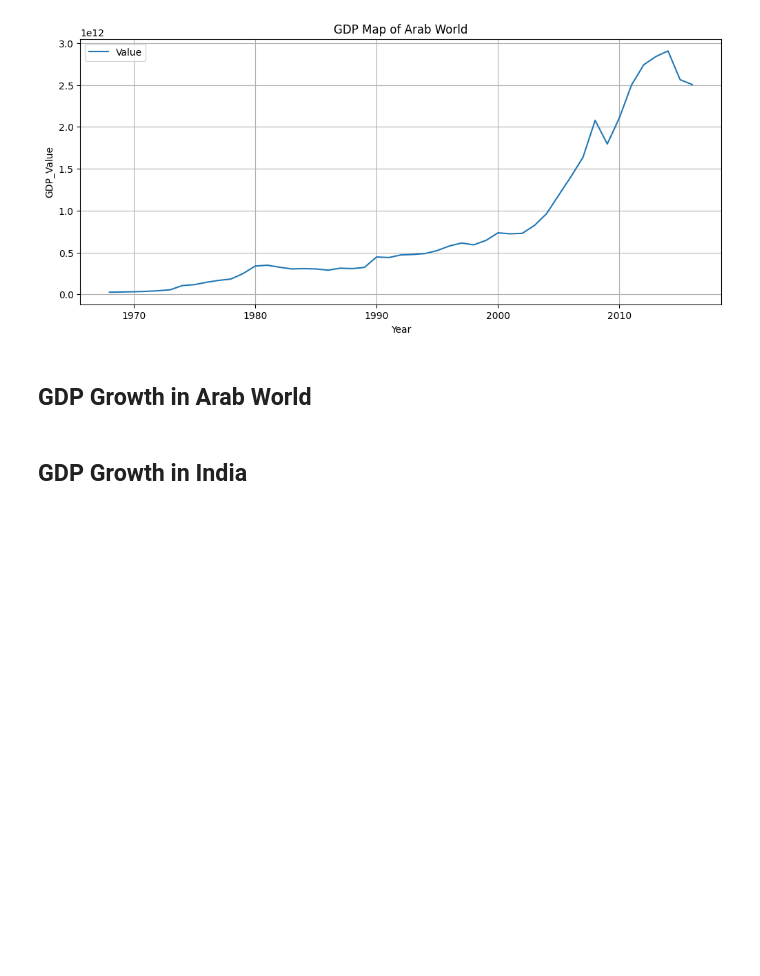
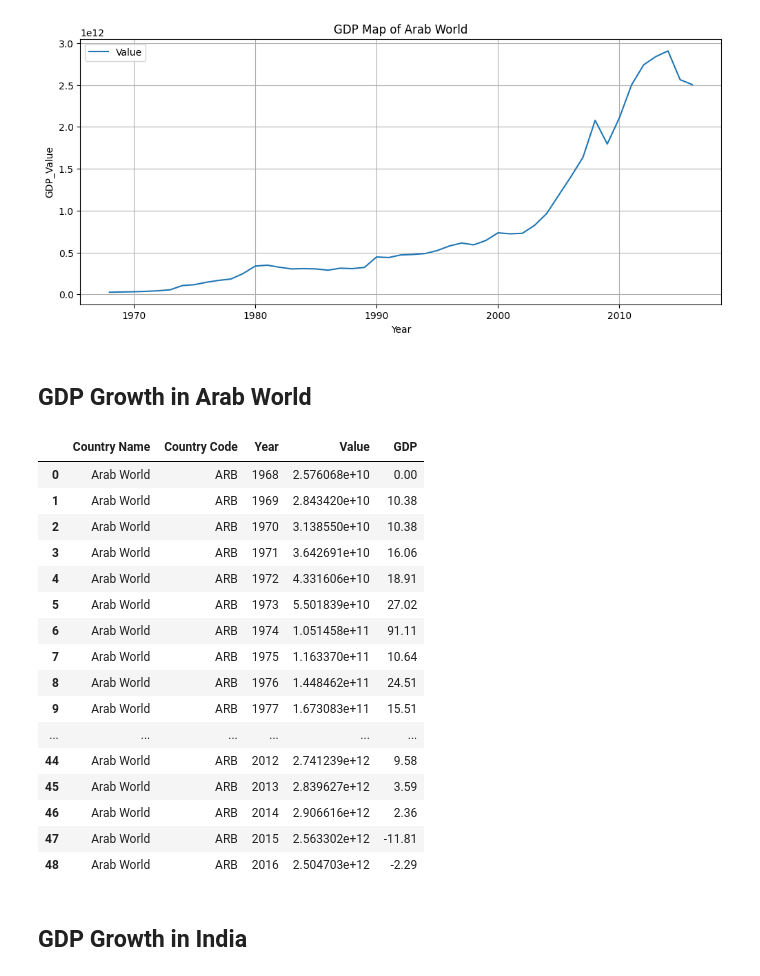
Before and after one commit to Sisirajajula/Data_Analytics, a Jupyter notebook: Notebooks/GDP_Analysis.ipynb, the cells around one changed output. Cells and saved outputs as stored; diff of their text form; code cells hidden in the pictures; blank space fills up the shorter version.

```diff
--- a/Notebooks/GDP_Analysis.ipynb
+++ b/Notebooks/GDP_Analysis.ipynb
@@ -119,11 +119,30 @@ df_pr.plot( kind = 'line', x = 'Year', y = 'Value',
 # %%
 data = df_pr.values
 gdp_change = [0]
 for i in range(1, len(data)):
     curr = data[i][3]
     prev = data[i - 1][3]
     gdp_change.append(round(((curr - prev) / prev) * 100, 2))
 df_pr = df_pr.assign(GDP = gdp_change)
+df_pr
+# %% [output]
+|  | Country Name | Country Code | Year | Value | GDP |
+| 0 | Arab World | ARB | 1968 | 2.576068e+10 | 0.00 |
+| 1 | Arab World | ARB | 1969 | 2.843420e+10 | 10.38 |
+| 2 | Arab World | ARB | 1970 | 3.138550e+10 | 10.38 |
+| 3 | Arab World | ARB | 1971 | 3.642691e+10 | 16.06 |
+| 4 | Arab World | ARB | 1972 | 4.331606e+10 | 18.91 |
+| 5 | Arab World | ARB | 1973 | 5.501839e+10 | 27.02 |
+| 6 | Arab World | ARB | 1974 | 1.051458e+11 | 91.11 |
+| 7 | Arab World | ARB | 1975 | 1.163370e+11 | 10.64 |
+| 8 | Arab World | ARB | 1976 | 1.448462e+11 | 24.51 |
+| 9 | Arab World | ARB | 1977 | 1.673083e+11 | 15.51 |
+| ... | ... | ... | ... | ... | ... |
+| 44 | Arab World | ARB | 2012 | 2.741239e+12 | 9.58 |
+| 45 | Arab World | ARB | 2013 | 2.839627e+12 | 3.59 |
+| 46 | Arab World | ARB | 2014 | 2.906616e+12 | 2.36 |
+| 47 | Arab World | ARB | 2015 | 2.563302e+12 | -11.81 |
+| 48 | Arab World | ARB | 2016 | 2.504703e+12 | -2.29 |
 # %% [markdown]
 ## GDP Growth in India
 # %%
```
Also changed, not shown: parts of 11 cells of this notebook.
